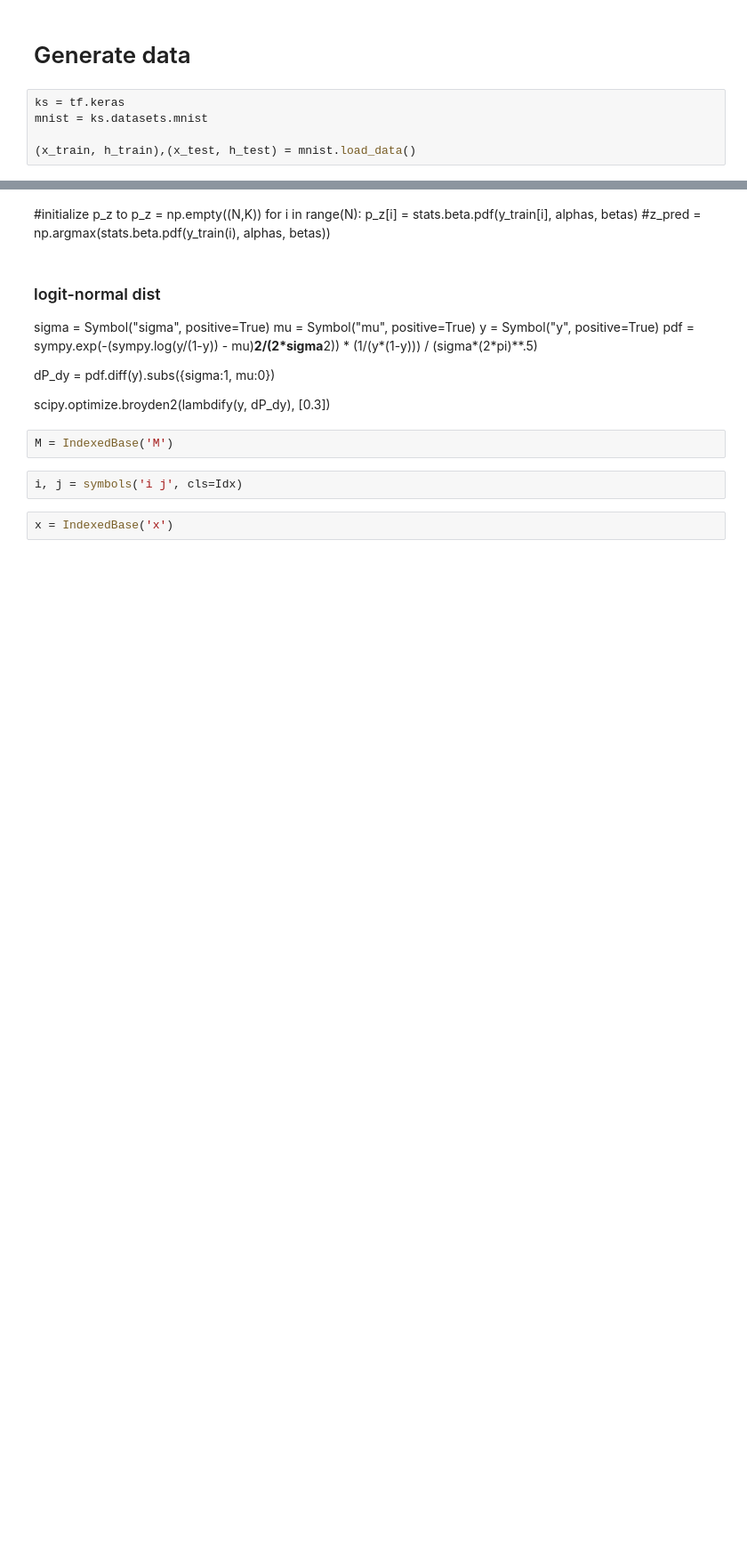
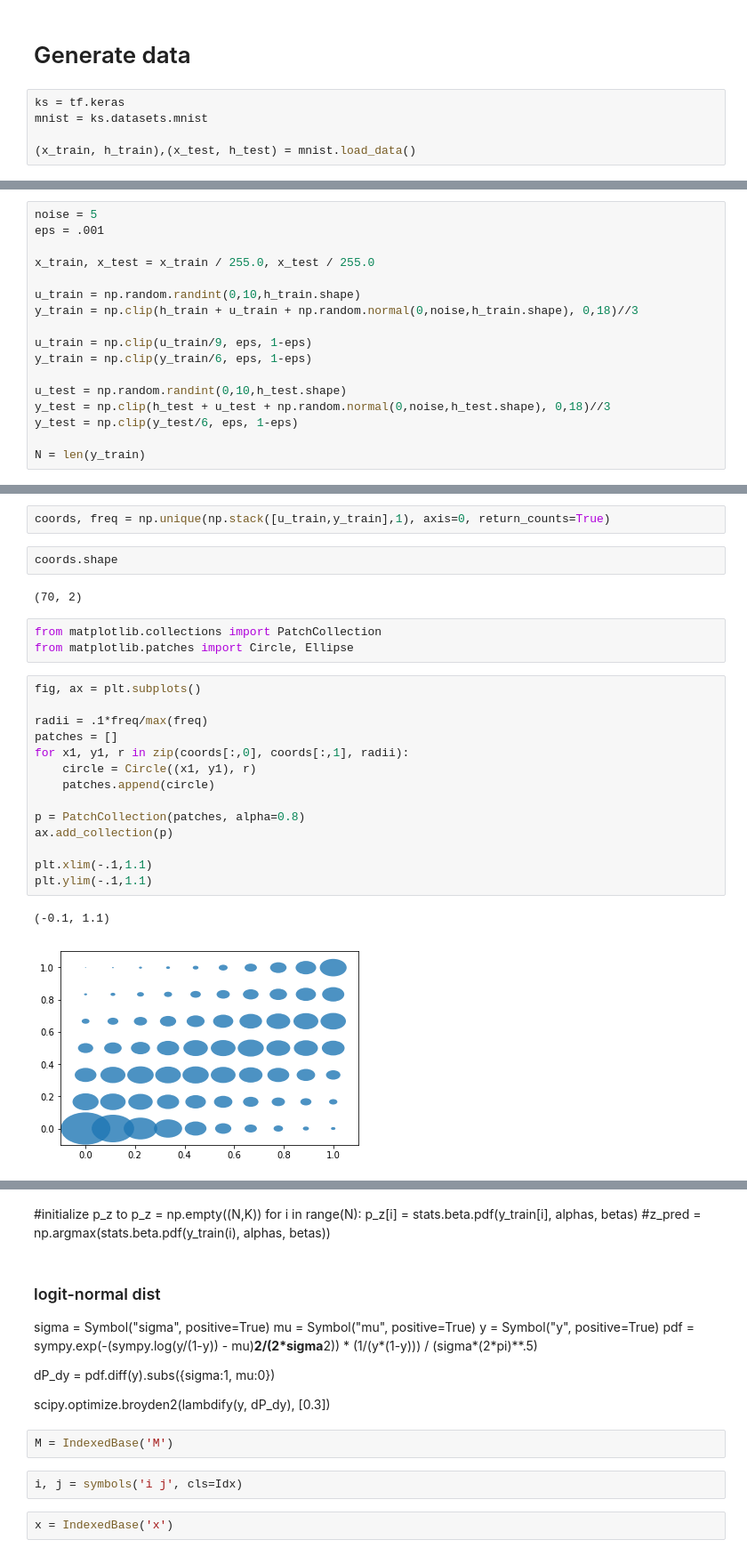
Before and after one commit to clintonjwang/conditional_nets, a Jupyter notebook: mnist_model.ipynb, the cells around one changed output, grey strips where cells are left out. Shown at 89% size. Cells and saved outputs as stored; diff of their text form; blank space fills up the shorter version.

```diff
--- a/mnist_model.ipynb
+++ b/mnist_model.ipynb
@@ -147,0 +34,17 @@ P_z = sympy.Array
+# %%
+noise = 5
+eps = .001
+
+x_train, x_test = x_train / 255.0, x_test / 255.0
+
+u_train = np.random.randint(0,10,h_train.shape)
+y_train = np.clip(h_train + u_train + np.random.normal(0,noise,h_train.shape), 0,18)//3
+
+u_train = np.clip(u_train/9, eps, 1-eps)
+y_train = np.clip(y_train/6, eps, 1-eps)
+
+u_test = np.random.randint(0,10,h_test.shape)
+y_test = np.clip(h_test + u_test + np.random.normal(0,noise,h_test.shape), 0,18)//3
+y_test = np.clip(y_test/6, eps, 1-eps)
+
+N = len(y_train)
@@ -147,0 +316,26 @@ P_z = sympy.Array
+# %%
+coords, freq = np.unique(np.stack([u_train,y_train],1), axis=0, return_counts=True)
+# %%
+coords.shape
+# %% [output]
+(70, 2)
+# %%
+from matplotlib.collections import PatchCollection
+from matplotlib.patches import Circle, Ellipse
+# %%
+fig, ax = plt.subplots()
+
+radii = .1*freq/max(freq)
+patches = []
+for x1, y1, r in zip(coords[:,0], coords[:,1], radii):
+    circle = Circle((x1, y1), r)
+    patches.append(circle)
+
+p = PatchCollection(patches, alpha=0.8)
+ax.add_collection(p)
+
+plt.xlim(-.1,1.1)
+plt.ylim(-.1,1.1)
+# %% [output]
+(-0.1, 1.1)
+[figure, added]
```
Also changed, not shown: parts of 46 cells of this notebook.
